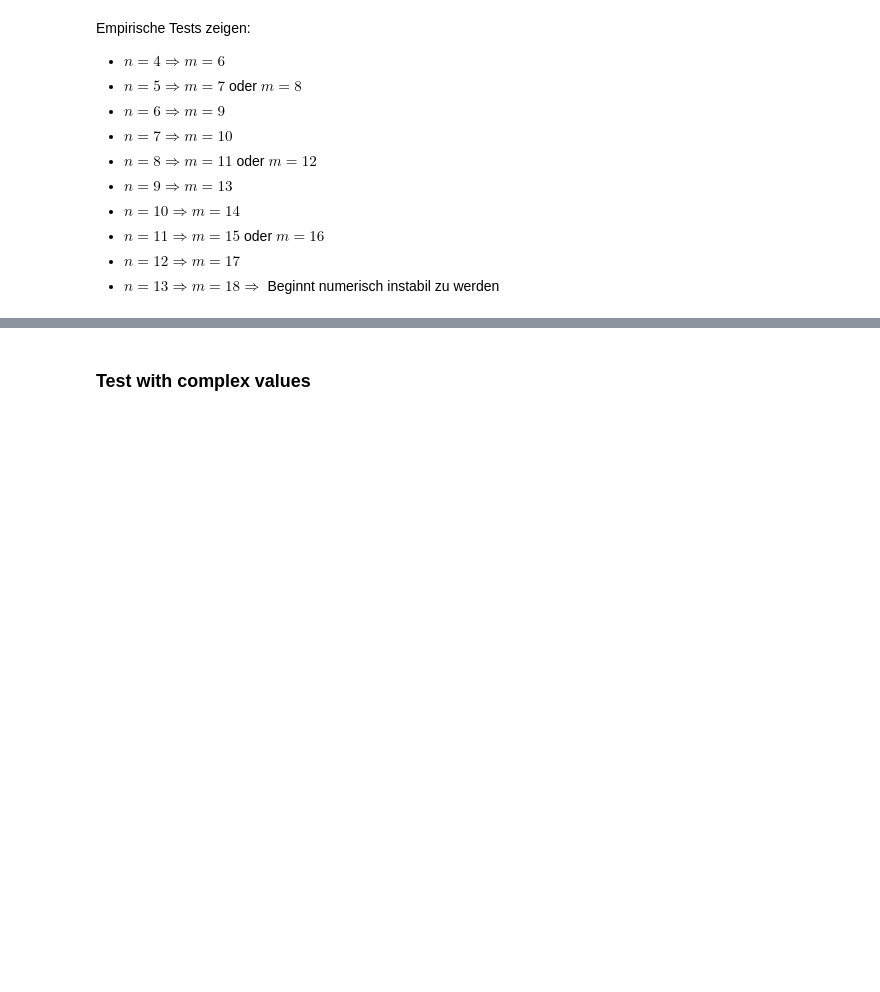
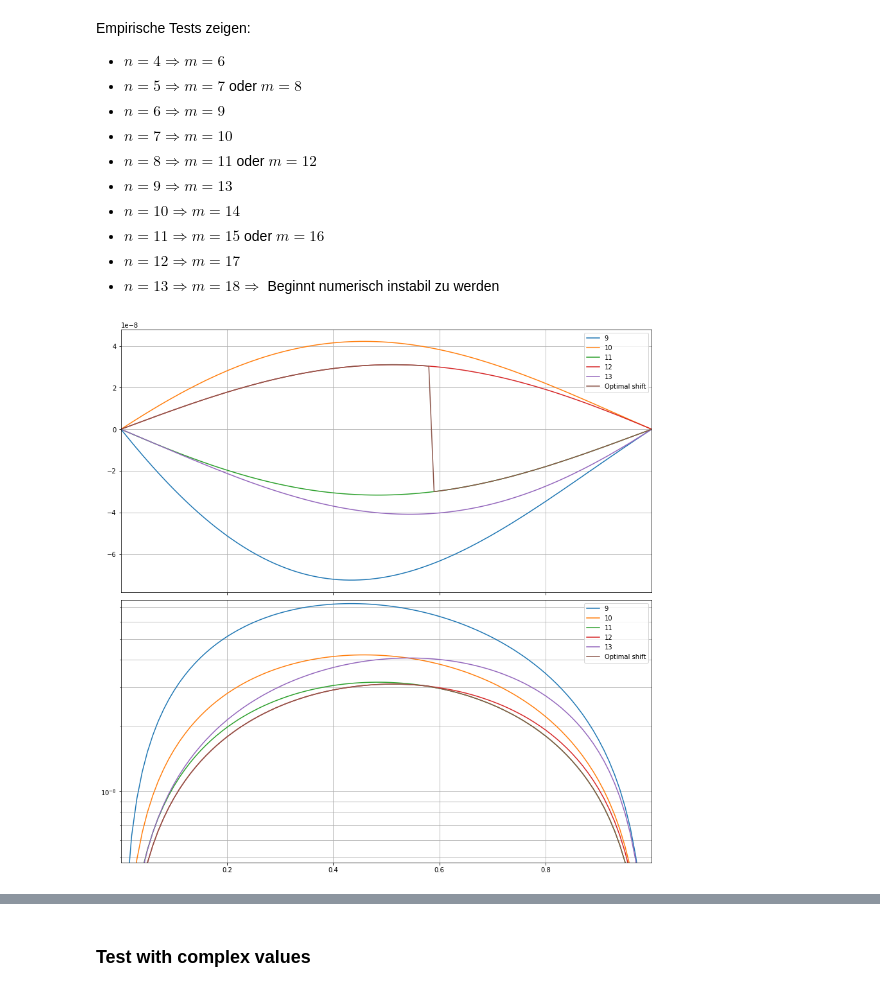
Before and after one commit to AndreasFMueller/SeminarSpezielleFunktionen, a Jupyter notebook: buch/papers/laguerre/scripts/gamma_approx.ipynb, the cells around one changed output, grey strips where cells are left out. Drawn from its saved outputs; the diff is of its cells as text; code cells hidden in the pictures; blank space fills up the shorter version.

Commit message:
Add relative error plots with shift

```diff
--- a/buch/papers/laguerre/scripts/gamma_approx.ipynb
+++ b/buch/papers/laguerre/scripts/gamma_approx.ipynb
@@ -126,6 +164,10 @@ def laguerre_gamma(z, x, w, target=11):
 # %%
 def eval_laguerre(x, target=12):
     return np.array([laguerre_gamma(xi, zeros, weights, target) for xi in x])
+
+
+def eval_laguerre2(x):
+    return np.array([laguerre_gamma_shift(xi, zeros, weights) for xi in x])
 
 
 def eval_lanczos(x):
@@ -145,6 +187,12 @@ def evaluate(x, target=12):
     laguerre_gammas = eval_laguerre(x, target)
     rel_error = calc_rel_error(lanczos_gammas, laguerre_gammas)
     return rel_error
+
+def evaluate2(x):
+    lanczos_gammas = eval_lanczos(x)
+    laguerre_gammas = eval_laguerre2(x)
+    rel_error = calc_rel_error(lanczos_gammas, laguerre_gammas)
+    return rel_error
 # %% [markdown]
 ### Test with real values
 # %% [markdown]
@@ -162,34 +210,41 @@ Empirische Tests zeigen:
 # %%
 zeros, weights = np.polynomial.laguerre.laggauss(8)
 targets = np.arange(9, 14)
 mean_targets = ((9, 10),)
 x = np.linspace(EPSILON, 1 - EPSILON, 101)
 _, axs = plt.subplots(
     2, sharex=True, clear=True, constrained_layout=True, figsize=(12, 12)
 )
 
 lanczos = eval_lanczos(x)
-for mean_target in mean_targets:
-    vals = eval_mean_laguerre(x, mean_target)
-    rel_error_mean = calc_rel_error(lanczos, vals)
-    axs[0].plot(x, rel_error_mean, label=mean_target)
-    axs[1].semilogy(x, np.abs(rel_error_mean), label=mean_target)
+# for mean_target in mean_targets:
+#     vals = eval_mean_laguerre(x, mean_target)
+#     rel_error_mean = calc_rel_error(lanczos, vals)
+#     axs[0].plot(x, rel_error_mean, label=mean_target)
+#     axs[1].semilogy(x, np.abs(rel_error_mean), label=mean_target)
 
 mins = []
 maxs = []
 for target in targets:
     rel_error = evaluate(x, target)
     mins.append(np.min(np.abs(rel_error[(0.05 <= x) & (x <= 0.95)])))
     maxs.append(np.max(np.abs(rel_error)))
     axs[0].plot(x, rel_error, label=target)
     axs[1].semilogy(x, np.abs(rel_error), label=target)
+
+rel_error = evaluate2(x)
+axs[0].plot(x, rel_error, label="Optimal shift")
+axs[1].semilogy(x, np.abs(rel_error), label="Optimal shift")
+
 # axs[0].set_ylim(*(np.array([-1, 1]) * 3.5e-8))
 
 axs[0].set_xlim(x[0], x[-1])
 axs[1].set_ylim(np.min(mins), 1.04*np.max(maxs))
 for ax in axs:
     ax.legend()
     ax.grid(which="both")
+# %% [output]
+[figure, added]
 # %%
 targets = (16, 17)
 xmax = 15
```
Also changed, not shown: parts of 5 cells of this notebook, 1 other file.
